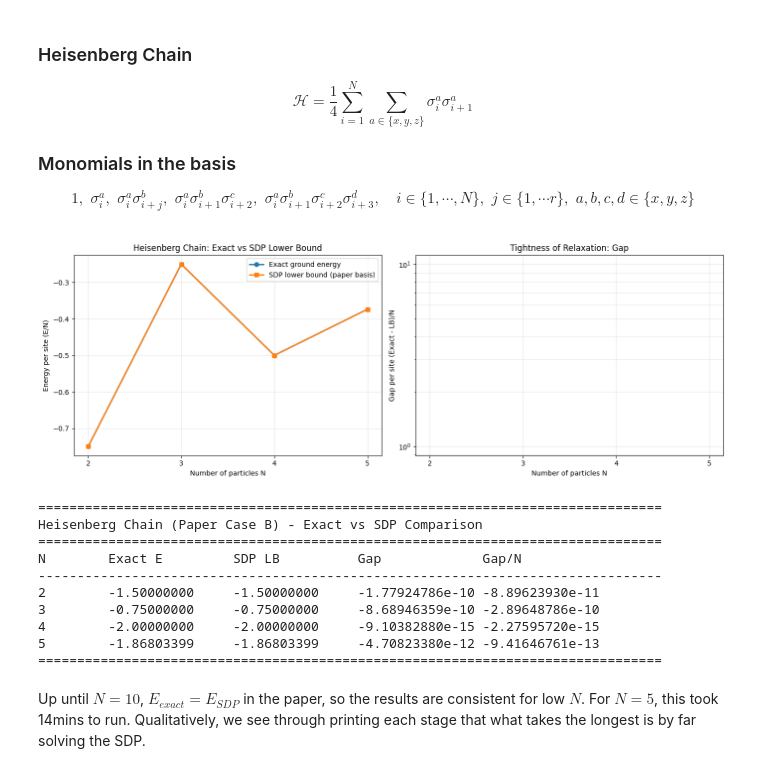
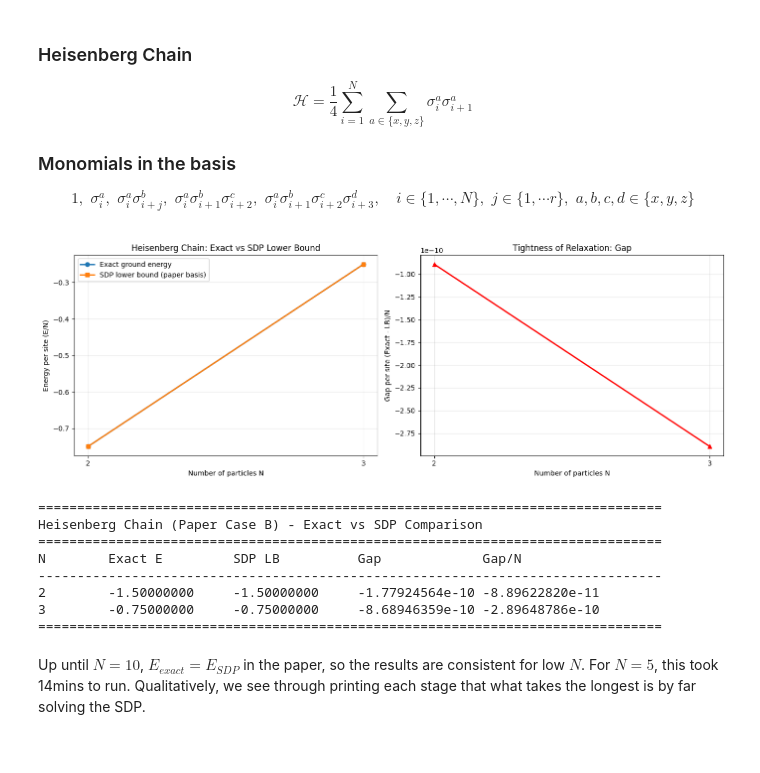
Before and after one commit to Ciscone7/OptimalMomentsNPA, a Jupyter notebook: initial_tests.ipynb, the cells around one changed output. Cells and saved outputs as stored; diff of their text form; code cells hidden in the pictures.

Commit message:
Fix plotting issues, add optimization wrapper, and update notebooks

```diff
--- a/initial_tests.ipynb
+++ b/initial_tests.ipynb
@@ -314,26 +308,24 @@ $$1, \,\, \sigma_i^a, \,\, \sigma_i^a\sigma_{i+j}^b, \,\, \sigma_i^a \sigma_{i+1
 # %%
 from plots import plot_paper_heisenberg_results
 
-N_values = range(2, 6)
+N_values = range(2, 4)
 
 heisenberg_data = plot_paper_heisenberg_results(
     N_values=N_values,
     boundary="periodic",  # Paper uses periodic boundary conditions
     solver="MOSEK",
     mosek_tol=1e-9,
     per_site=True,
 )
 # %% [output]
-[figure, old version]
+[figure, new version]
 ================================================================================
 Heisenberg Chain (Paper Case B) - Exact vs SDP Comparison
 ================================================================================
 N        Exact E         SDP LB          Gap             Gap/N
 --------------------------------------------------------------------------------
-2        -1.50000000     -1.50000000     -1.77924786e-10 -8.89623930e-11
+2        -1.50000000     -1.50000000     -1.77924564e-10 -8.89622820e-11
 3        -0.75000000     -0.75000000     -8.68946359e-10 -2.89648786e-10
-4        -2.00000000     -2.00000000     -9.10382880e-15 -2.27595720e-15
-5        -1.86803399     -1.86803399     -4.70823380e-12 -9.41646761e-13
 ================================================================================
 # %% [markdown]
 Up until $N=10$, $E_{exact}=E_{SDP}$ in the paper, so the results are consistent for low $N$. For $N=5$, this took 14mins to run. Qualitatively, we see through printing each stage that what takes the longest is by far solving the SDP.
```
Also changed, not shown: parts of 10 cells of this notebook, 17 other files.
